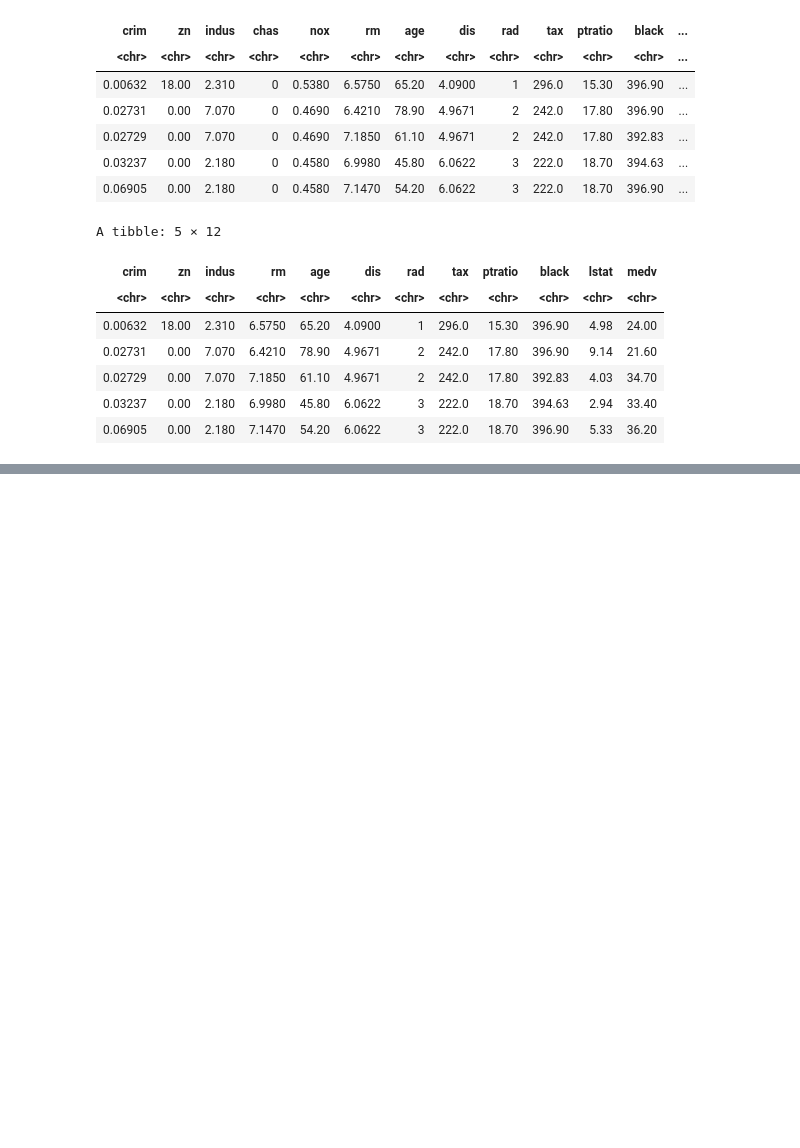
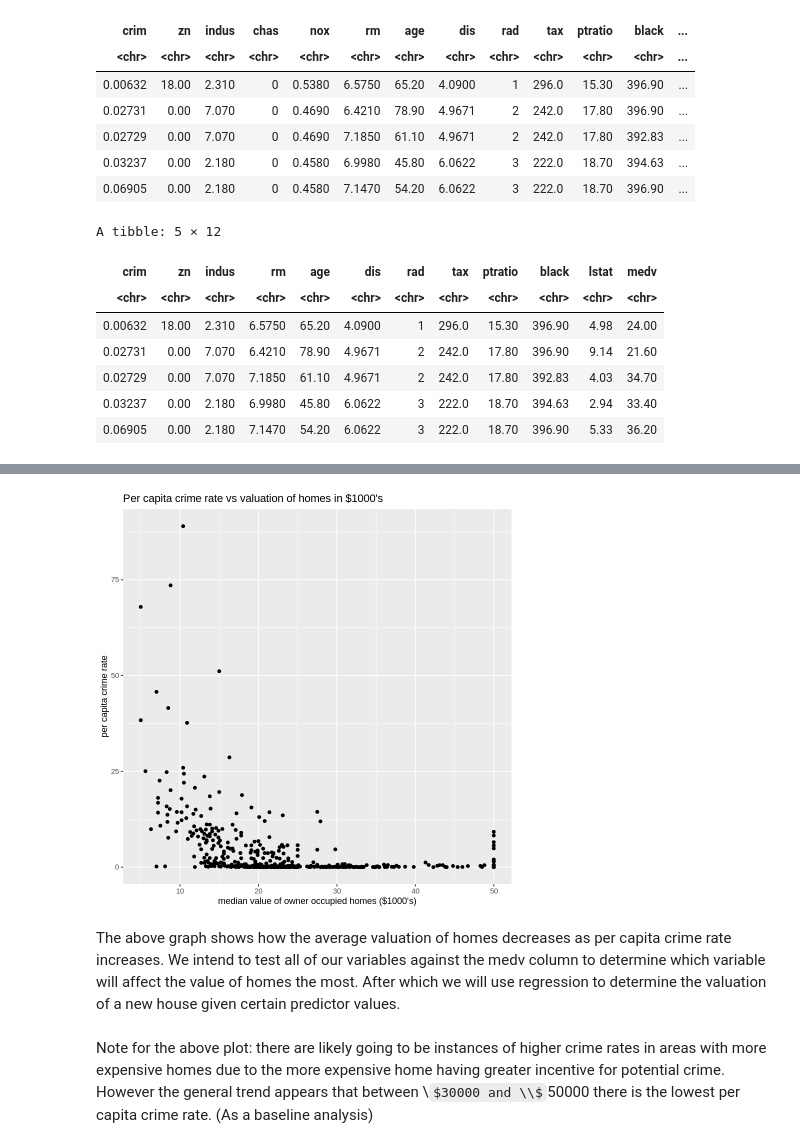
Before and after one commit to bohaoh/DSCI100-Group39-Project, a Jupyter notebook: DSCI Group 39 Project Proposal.ipynb, the cells around one changed output, grey strips where cells are left out. Drawn from its saved outputs; the diff is of its cells as text; code cells hidden in the pictures; some formulas as TeX source; blank space fills up the shorter version.

Commit message:
converted table and added a plot
converted data table columns from string to numeric, and then created a simple plot to show how we might analyze data

```diff
--- a/DSCI Group 39 Project Proposal.ipynb
+++ b/DSCI Group 39 Project Proposal.ipynb
@@ -105,3 +120,7 @@ Methodology:
 Determine which predictors have the highest correlation (via R2 value) using linear regression to the medv (median value of owner-occupied homes in 1000’s of dollars). We will create a correlation matrix to measure the relationship between the other variables (with the exception of nox and chas), and then use the correlation to create a scatter plot between the medv and the variable with the strongest correlation.
 
 To evaluate the model, we will compare the predicted median values of owner-occupied homes in 1000's of dollars by our model to the actual values in the test set, using only the strongest predictor variable.
+# %%
+housing_nocol <- mutate_all(housing_del_col, as.numeric)
+
+head(housing_nocol, 5)
@@ -107,0 +136,14 @@ To evaluate the model, we will compare the predicted median values of owner-occu
+# %%
+housing_crim_plot <- housing_nocol %>%
+        ggplot(aes(x=medv, y=crim)) +
+    geom_point() +
+        labs(x= "median value of owner occupied homes ($1000's)", y= "per capita crime rate") +
+        ggtitle("Per capita crime rate vs valuation of homes in $1000's")
+
+housing_crim_plot
+# %% [output]
+[figure, added]
+# %% [markdown]
+The above graph shows how the average valuation of homes decreases as per capita crime rate increases. We intend to test all of our variables against the medv column to determine which variable will affect the value of homes the most. After which we will use regression to determine the valuation of a new house given certain predictor values.
+# %% [markdown]
+Note for the above plot: there are likely going to be instances of higher crime rates in areas with more expensive homes due to the more expensive home having greater incentive for potential crime. However the general trend appears that between \\$30000 and \\$50000 there is the lowest per capita crime rate. (As a baseline analysis)
```
Also changed, not shown: parts of 2 cells of this notebook.
